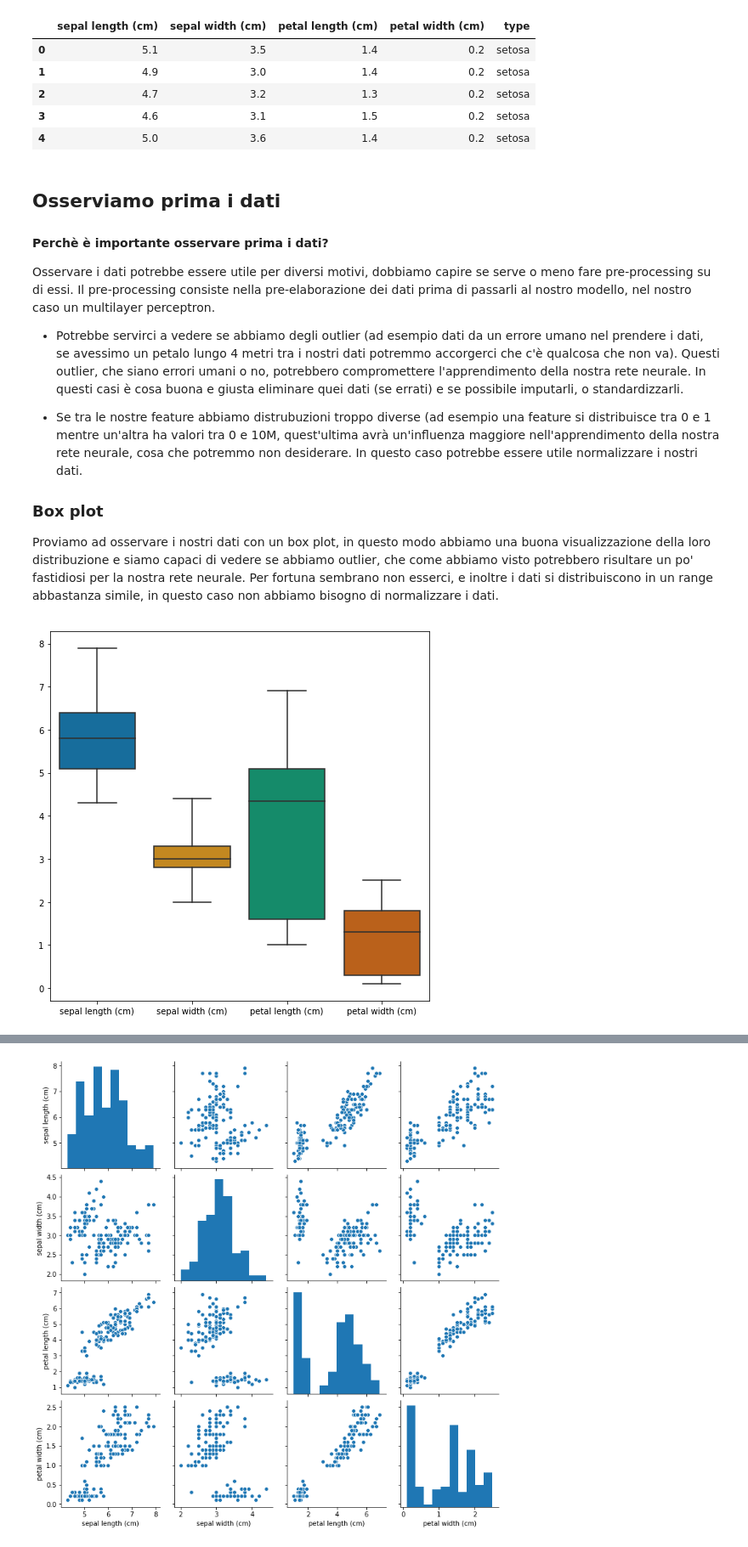
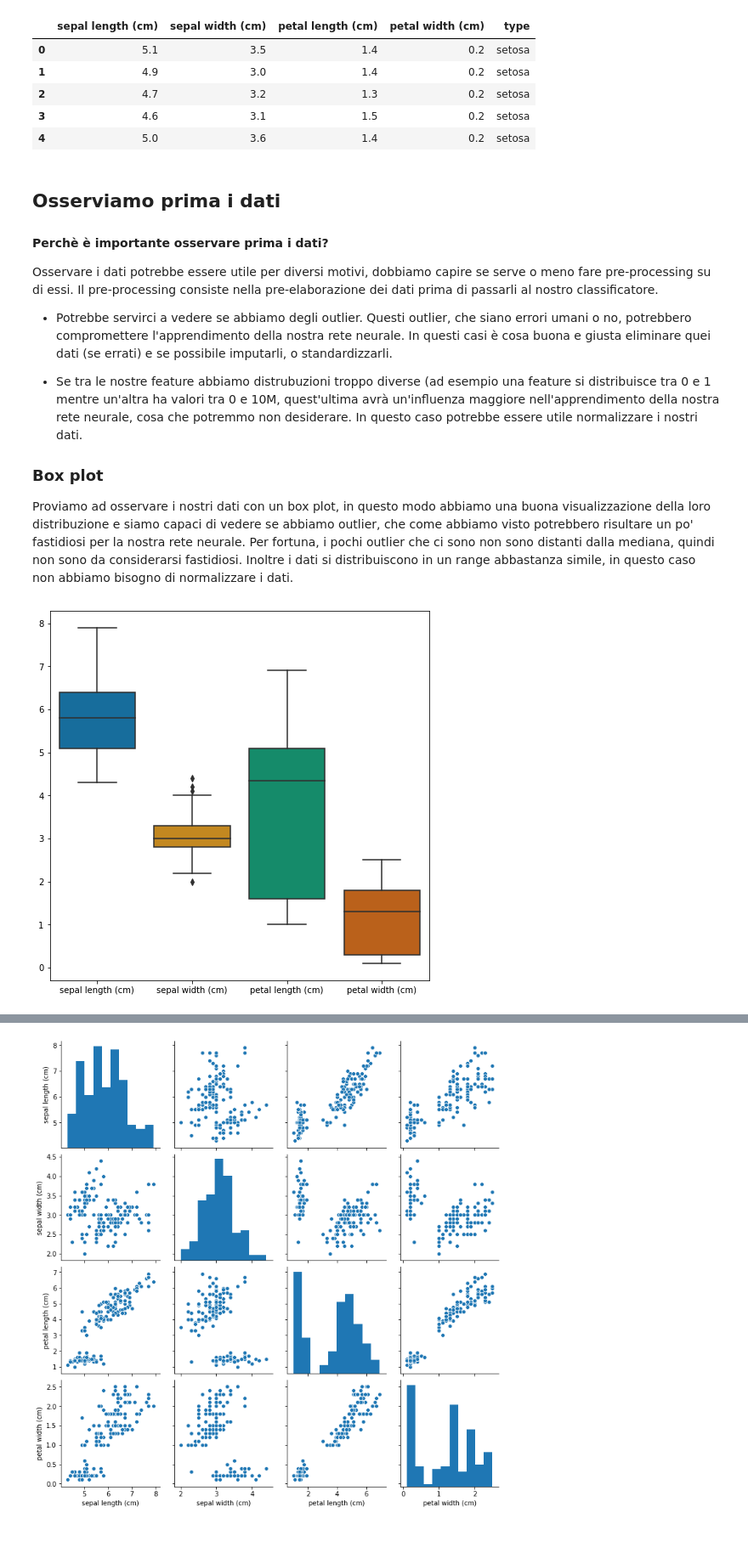
Before and after one commit to Mafidyuz/Presentazione-Reti-Neurali, a Jupyter notebook: codice/iris.ipynb, the cells around one changed output, grey strips where cells are left out. Shown: that part at 85% size. Saved outputs shown, nothing was run; the diff lists cells and outputs as text; code cells hidden in the pictures.

```diff
--- a/codice/iris.ipynb
+++ b/codice/iris.ipynb
@@ -37,25 +37,25 @@ df.head()
 ## Osserviamo prima i dati
 
 #### Perchè è importante osservare prima i dati?
-Osservare i dati potrebbe essere utile per diversi motivi, dobbiamo capire se serve o meno fare pre-processing su di essi. Il pre-processing consiste nella pre-elaborazione dei dati prima di passarli al nostro modello, nel nostro caso un multilayer perceptron.
+Osservare i dati potrebbe essere utile per diversi motivi, dobbiamo capire se serve o meno fare pre-processing su di essi. Il pre-processing consiste nella pre-elaborazione dei dati prima di passarli al nostro classificatore.
 
-- Potrebbe servirci a vedere se abbiamo degli outlier (ad esempio dati da un errore umano nel prendere i dati, se avessimo un petalo lungo 4 metri tra i nostri dati potremmo accorgerci che c'è qualcosa che non va). Questi outlier, che siano errori umani o no, potrebbero compromettere l'apprendimento della nostra rete neurale. In questi casi è cosa buona e giusta eliminare quei dati (se errati) e se possibile imputarli, o standardizzarli.
+- Potrebbe servirci a vedere se abbiamo degli outlier. Questi outlier, che siano errori umani o no, potrebbero compromettere l'apprendimento della nostra rete neurale. In questi casi è cosa buona e giusta eliminare quei dati (se errati) e se possibile imputarli, o standardizzarli.
 
 
 - Se tra le nostre feature abbiamo distrubuzioni troppo diverse (ad esempio una feature si distribuisce tra 0 e 1 mentre un'altra ha valori tra 0 e 10M, quest'ultima avrà un'influenza maggiore nell'apprendimento della nostra rete neurale, cosa che potremmo non desiderare. In questo caso potrebbe essere utile normalizzare i nostri dati.
 
 ### Box plot
 
-Proviamo ad osservare i nostri dati con un box plot, in questo modo abbiamo una buona visualizzazione della loro distribuzione e siamo capaci di vedere se abbiamo outlier, che come abbiamo visto potrebbero risultare un po' fastidiosi per la nostra rete neurale. Per fortuna sembrano non esserci, e inoltre i dati si distribuiscono in un range abbastanza simile, in questo caso non abbiamo bisogno di normalizzare i dati.
+Proviamo ad osservare i nostri dati con un box plot, in questo modo abbiamo una buona visualizzazione della loro distribuzione e siamo capaci di vedere se abbiamo outlier, che come abbiamo visto potrebbero risultare un po' fastidiosi per la nostra rete neurale. Per fortuna, i pochi outlier che ci sono non sono distanti dalla mediana, quindi non sono da considerarsi fastidiosi. Inoltre i dati si distribuiscono in un range abbastanza simile, in questo caso non abbiamo bisogno di normalizzare i dati.
 # %%
 import matplotlib.pyplot as plt
 import seaborn as sns
 
 plt.figure(figsize=(8,8))
-sns.boxplot(data=df.iloc[:,:-1], palette='colorblind', orient='v', whis='range')
+sns.boxplot(data=df.iloc[:,:-1], palette='colorblind', orient='v')
 plt.show()
 # %% [output]
-[figure, old version]
+[figure, new version]
 # %% [markdown]
 ## Feature selection
 Un altro passo importante del pre-processing dei nostri dati è la feature selection. Consiste nel selezionare gli attributi che possono rendere più accurata la nostra rete neurale e scartare quelli irrilevanti che possono diminuirne l'accuratezza.
```
Also changed, not shown: parts of 15 cells of this notebook, 1 other file.
